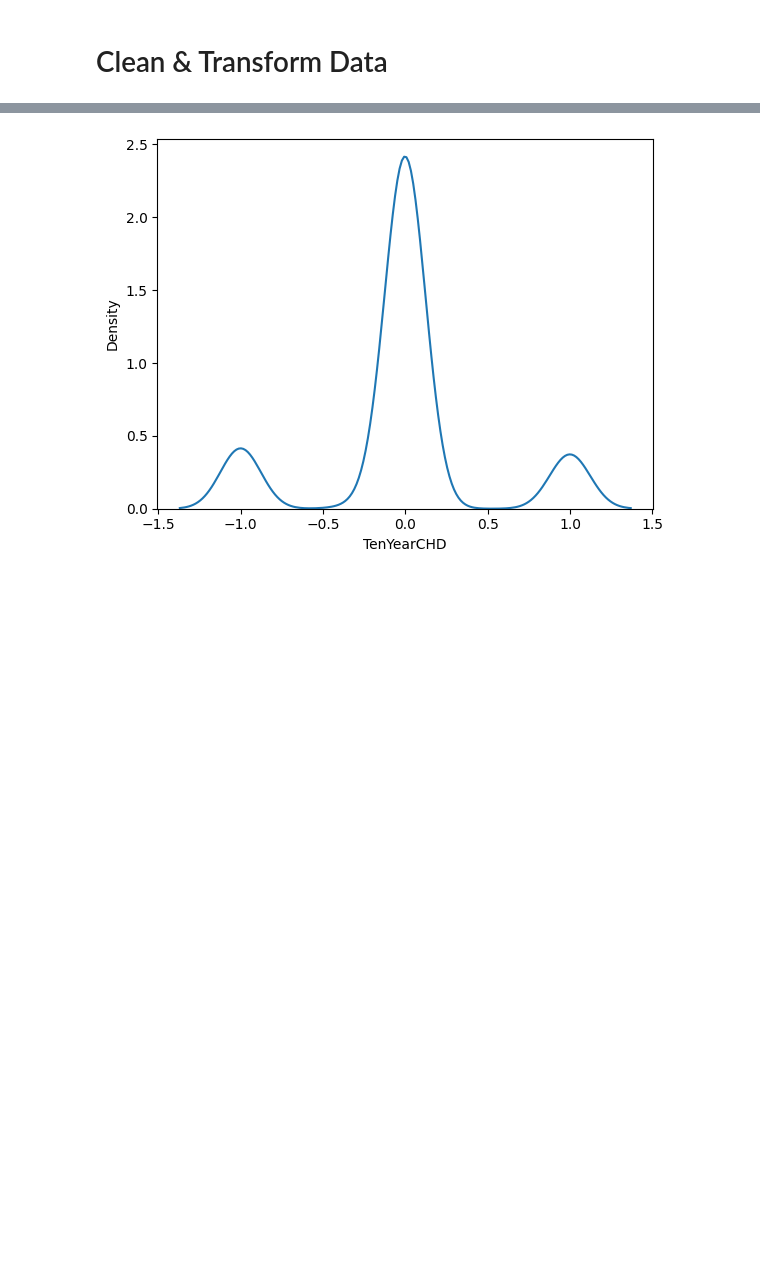
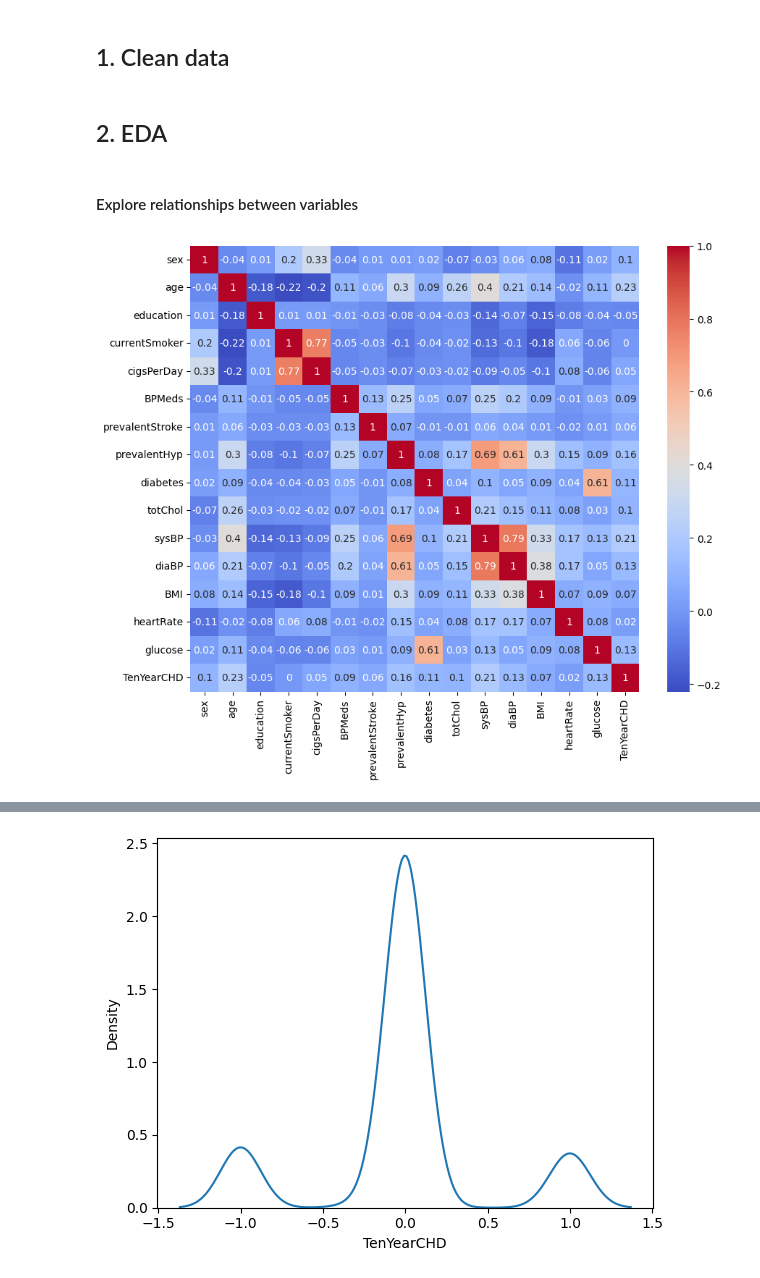
Before and after one commit to Catherine-Nguyen88/project_chd, a Jupyter notebook: chd_Isabella's_part.ipynb, the cells around one changed output, grey strips where cells are left out. Cells and saved outputs as stored; diff of their text form; code cells hidden in the pictures; blank space fills up the shorter version.

```diff
--- a/chd_Isabella's_part.ipynb
+++ b/chd_Isabella's_part.ipynb
@@ -83,7 +20,7 @@ import seaborn as sns
 from sklearn.tree import DecisionTreeRegressor
 from sklearn.tree import plot_tree
 # %% [markdown]
-# Clean & Transform Data
+## 1. Clean data
 # %%
 train_data = pd.read_csv('./project_chd/fhs_train.csv')
 test_data = pd.read_csv('./project_chd/fhs_test.csv')
@@ -108,3 +45,14 @@ test_data1 = test_data.loc[:,['sex', 'age', 'education', 'currentSmoker', 'cigsP
 #                                  'diaBP', 'BMI', 'TenYearCHD']]
 test_final = test_data1
 test_final1 = test_final.dropna()
+# %% [markdown]
+## 2. EDA
+# %% [markdown]
+#### Explore relationships between variables
+# %%
+corr_matrix = train_final.corr(method='pearson')
+plt.figure(figsize=(10, 8))
+sns.heatmap(corr_matrix.round(2), annot=True, cmap='coolwarm')
+plt.show()
+# %% [output]
+[figure, added]
```
Also changed, not shown: parts of 16 cells of this notebook.
